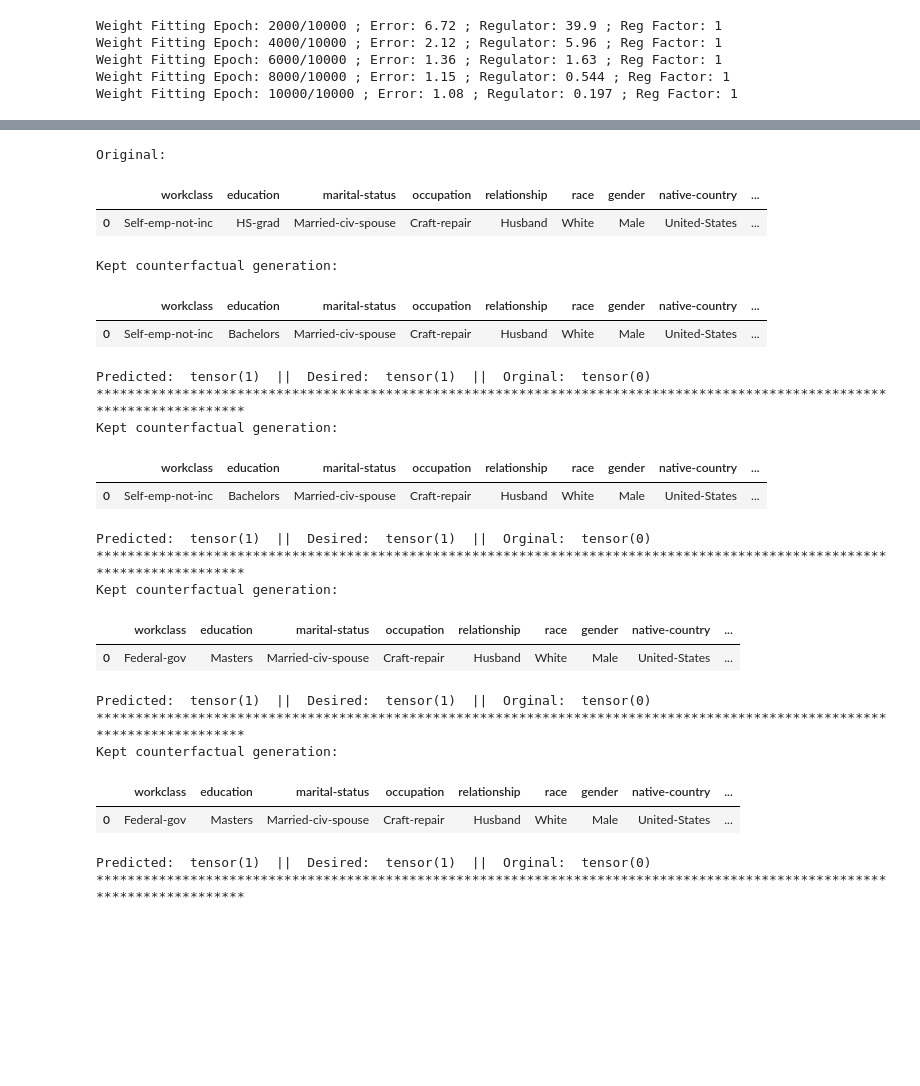
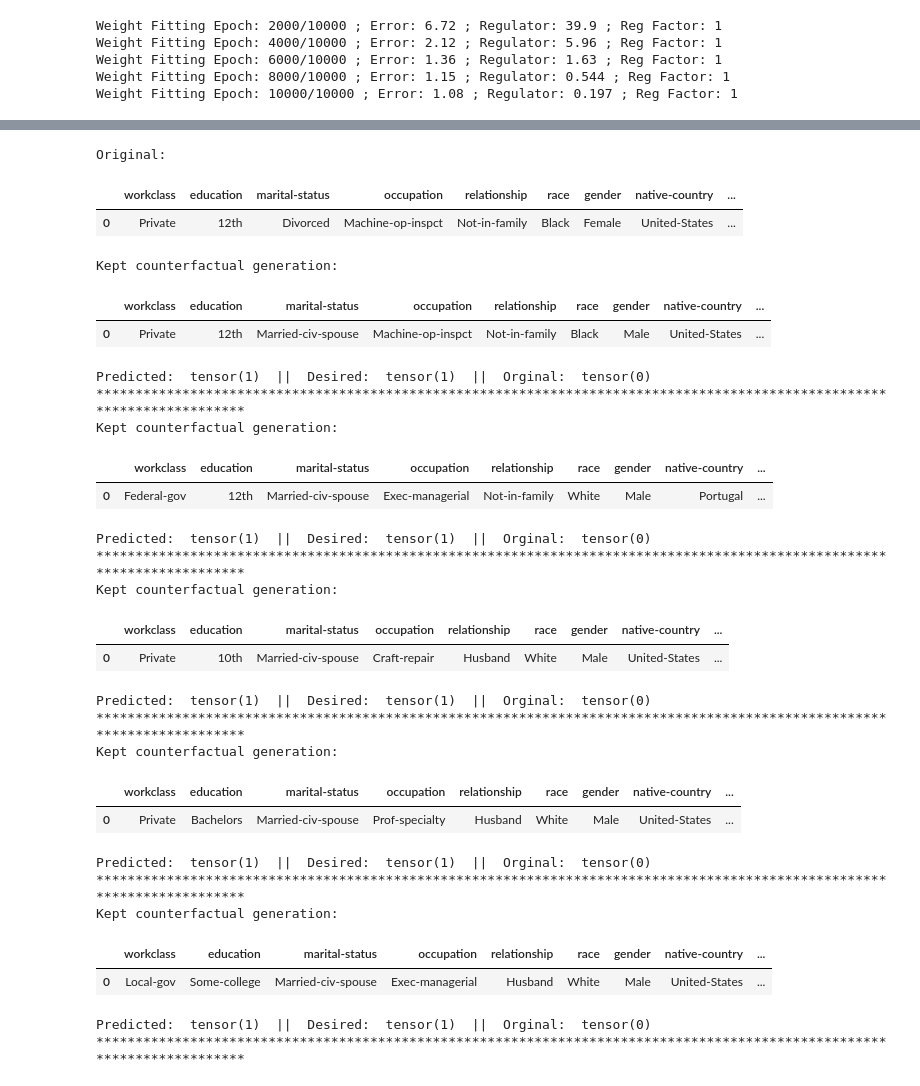
Before and after one commit to Adebayo-Oshingbesan/SimplExCF, a Jupyter notebook: 01_adult.ipynb, the cells around one changed output, grey strips where cells are left out. Drawn from its saved outputs; the diff is of its cells as text; code cells hidden in the pictures; blank space fills up the shorter version.

```diff
--- a/01_adult.ipynb
+++ b/01_adult.ipynb
@@ -32,15 +36,7 @@ Weight Fitting Epoch: 6000/10000 ; Error: 1.36 ; Regulator: 1.63 ; Reg Factor: 1
 Weight Fitting Epoch: 8000/10000 ; Error: 1.15 ; Regulator: 0.544 ; Reg Factor: 1
 Weight Fitting Epoch: 10000/10000 ; Error: 1.08 ; Regulator: 0.197 ; Reg Factor: 1
 # %%
-i = 40
-n_cfs = 5
+%%time
+test_id = 10
 
-x = simplex.test_examples[i:i+1]
-desired_class = model(x).topk(2).indices[0,1]
-cat_indices = list(range(len(encoder.cols)))
-
-baseline_cfs = get_baseline_counterfactuals(model = model, target = desired_class, test = x, \
-                                            corpus = X_corpus, n_counterfactuals = n_cfs)
-
-cfs = simplex.get_counterfactuals(test_id = i, model = model, n_counterfactuals = n_cfs, cat_indices = cat_indices, \
-                                  mask = torch.Tensor([1,1,1,0,0,0,0,0,0,0,1,0]))
+cfs, x, desired_class = get_simplex_cf_tabular(simplex, model, test_id, encoder)
@@ -47,31 +46,37 @@ cfs = simplex.get_counterfactuals(test_id = i, model = model, n_counterfactuals
 # %%
 cols = ['workclass', 'education', 'marital-status', 'occupation', \
        'relationship', 'race', 'gender', 'native-country', 'capital-gain', \
        'capital-loss', 'hours-per-week', 'age']
 
+x = simplex.test_examples[test_id:test_id+1]
 display_tabular_cfs(cfs, model, x, desired_class, scaler, encoder, cols)
 # %% [output]
 Original:
 |  | workclass | education | marital-status | occupation | relationship | race | gender | native-country | ... |
-| 0 | Self-emp-not-inc | HS-grad | Married-civ-spouse | Craft-repair | Husband | White | Male | United-States | ... |
+| 0 | Private | 12th | Divorced | Machine-op-inspct | Not-in-family | Black | Female | United-States | ... |
 Kept counterfactual generation:
 |  | workclass | education | marital-status | occupation | relationship | race | gender | native-country | ... |
-| 0 | Self-emp-not-inc | Bachelors | Married-civ-spouse | Craft-repair | Husband | White | Male | United-States | ... |
+| 0 | Private | 12th | Married-civ-spouse | Machine-op-inspct | Not-in-family | Black | Male | United-States | ... |
 Predicted:  tensor(1)  ||  Desired:  tensor(1)  ||  Orginal:  tensor(0)
 ************************************************************************************************************************
 Kept counterfactual generation:
 |  | workclass | education | marital-status | occupation | relationship | race | gender | native-country | ... |
-| 0 | Self-emp-not-inc | Bachelors | Married-civ-spouse | Craft-repair | Husband | White | Male | United-States | ... |
+| 0 | Federal-gov | 12th | Married-civ-spouse | Exec-managerial | Not-in-family | White | Male | Portugal | ... |
 Predicted:  tensor(1)  ||  Desired:  tensor(1)  ||  Orginal:  tensor(0)
 ************************************************************************************************************************
 Kept counterfactual generation:
 |  | workclass | education | marital-status | occupation | relationship | race | gender | native-country | ... |
-| 0 | Federal-gov | Masters | Married-civ-spouse | Craft-repair | Husband | White | Male | United-States | ... |
+| 0 | Private | 10th | Married-civ-spouse | Craft-repair | Husband | White | Male | United-States | ... |
 Predicted:  tensor(1)  ||  Desired:  tensor(1)  ||  Orginal:  tensor(0)
 ************************************************************************************************************************
 Kept counterfactual generation:
 |  | workclass | education | marital-status | occupation | relationship | race | gender | native-country | ... |
-| 0 | Federal-gov | Masters | Married-civ-spouse | Craft-repair | Husband | White | Male | United-States | ... |
+| 0 | Private | Bachelors | Married-civ-spouse | Prof-specialty | Husband | White | Male | United-States | ... |
 Predicted:  tensor(1)  ||  Desired:  tensor(1)  ||  Orginal:  tensor(0)
 ************************************************************************************************************************
+Kept counterfactual generation:
+|  | workclass | education | marital-status | occupation | relationship | race | gender | native-country | ... |
+| 0 | Local-gov | Some-college | Married-civ-spouse | Exec-managerial | Husband | White | Male | United-States | ... |
+Predicted:  tensor(1)  ||  Desired:  tensor(1)  ||  Orginal:  tensor(0)
+************************************************************************************************************************
 # %%
```
Also changed, not shown: parts of 8 cells of this notebook, 17 other files.
